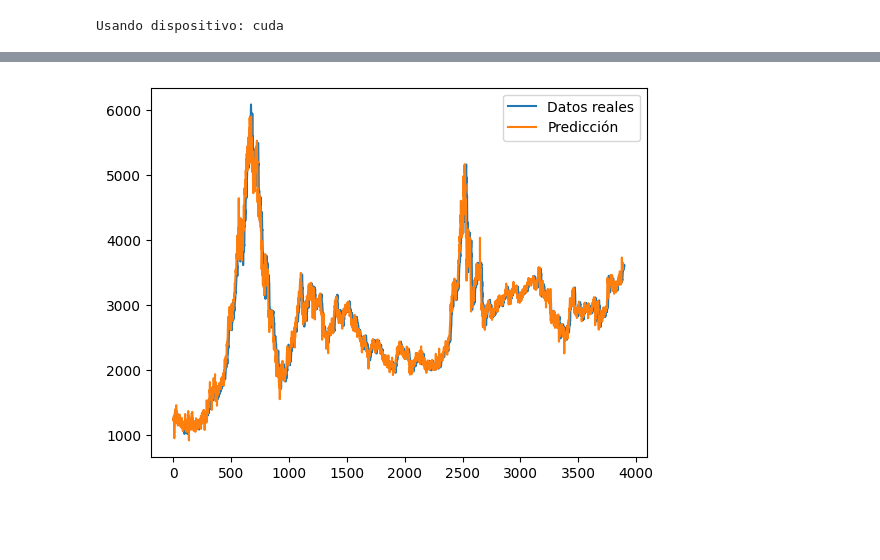
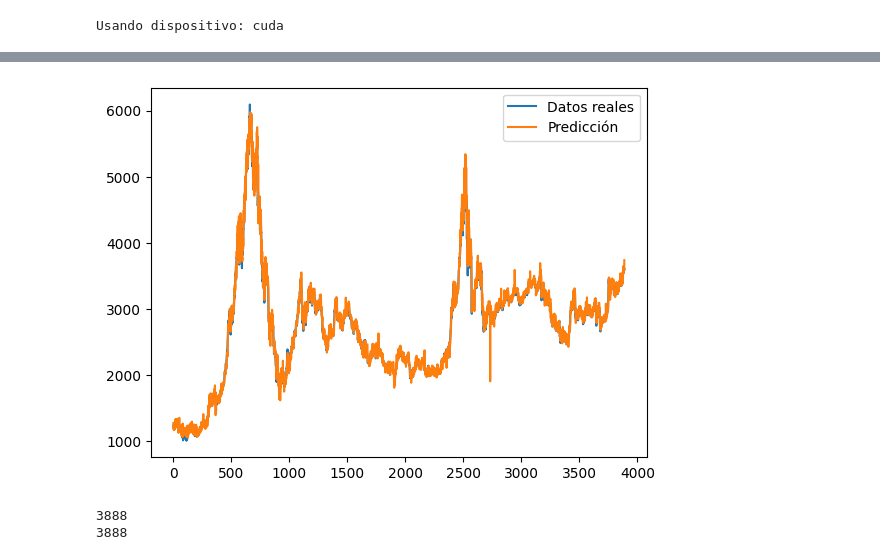
Before and after one commit to RedLakes17/SS-AntonioRojas, a Jupyter notebook: TWM6.ipynb, the cells around one changed output, grey strips where cells are left out. Saved outputs shown, nothing was run; the diff lists cells and outputs as text; code cells hidden in the pictures; blank space fills up the shorter version.

Commit message:
division de datos

```diff
--- a/TWM6.ipynb
+++ b/TWM6.ipynb
@@ -176,13 +169,21 @@ plt.show()
 # %%
 #Graficamos los datos desnormalizados
 predicciones_array = np.array(predicciones).reshape(-1, 1)
 
 predicciones_desnormalizadas = scaler.inverse_transform(predicciones_array)
 ShanghaiDat_desnormalizado = scaler.inverse_transform(ShanghaiDat_train.reshape(-1, 1))
 
+ShanghaiDat_desnormalizado = ShanghaiDat_desnormalizado[12:] #Ignoramos los primeros 12 datos reales, pues la primera prediccion corresponde al dato real numero 13
+
 plt.plot(ShanghaiDat_desnormalizado, label='Datos reales')
 plt.plot(predicciones_desnormalizadas, label='Predicción')
 plt.legend()
 plt.show()
 # %% [output]
-[figure, old version]
+[figure, new version]
+# %%
+print(len(predicciones_desnormalizadas))
+print(len(ShanghaiDat_desnormalizado))
+# %% [output]
+3888
+3888
```
Also changed, not shown: parts of 4 cells of this notebook.
